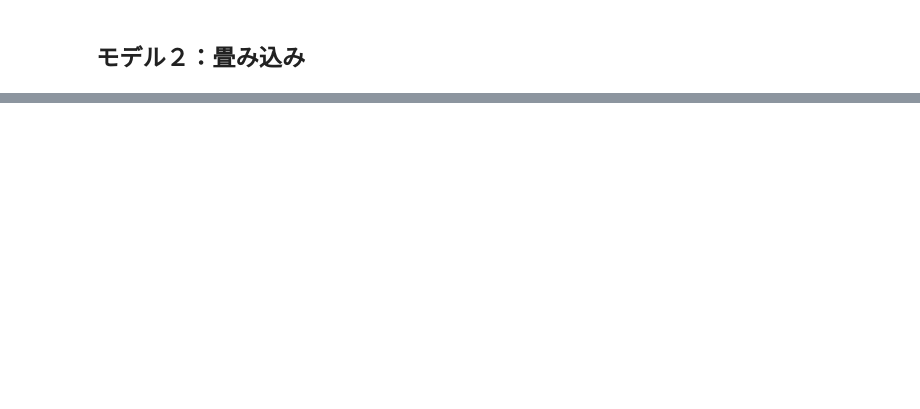
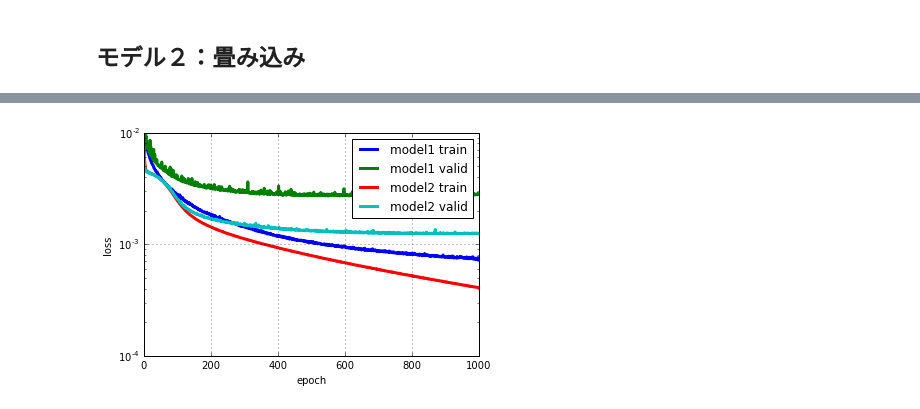
Before and after one commit to ftai/ftai, a Jupyter notebook: example/keras/KaggleFacialKeypointsDetection/FacialKeypointDetection.ipynb, the cells around one changed output, grey strips where cells are left out. Cells and saved outputs as stored; diff of their text form; code cells hidden in the pictures; blank space fills up the shorter version.

```diff
--- a/example/keras/KaggleFacialKeypointsDetection/FacialKeypointDetection.ipynb
+++ b/example/keras/KaggleFacialKeypointsDetection/FacialKeypointDetection.ipynb
@@ -352,0 +319,15 @@ SyntaxError: invalid syntax (<ipython-input-37-726318760f6b>, line 2)
+# %%
+# 学習曲線をplot
+pyplot.plot(hist1.history['loss'], linewidth=3, label='model1 train')
+pyplot.plot(hist1.history['val_loss'], linewidth=3, label='model1 valid')
+pyplot.plot(hist2.history['loss'], linewidth=3, label='model2 train')
+pyplot.plot(hist2.history['val_loss'], linewidth=3, label='model2 valid')
+pyplot.grid()
+pyplot.legend()
+pyplot.xlabel('epoch')
+pyplot.ylabel('loss')
+pyplot.ylim(1e-4, 1e-2)
+pyplot.yscale('log')
+pyplot.show()
+# %% [output]
+[figure, added]
```
Also changed, not shown: parts of 60 cells of this notebook.
